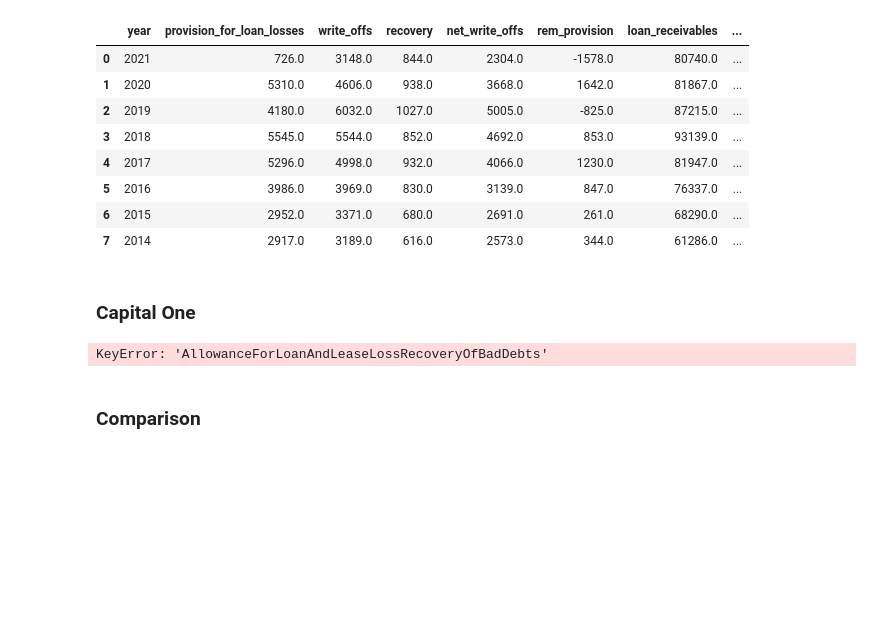
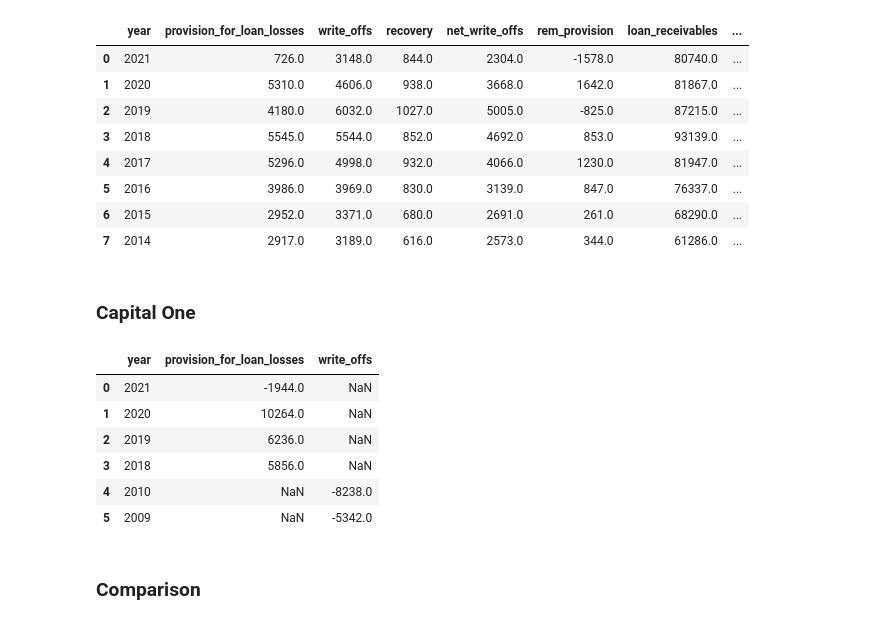
Before and after one commit to EzraTam/edgar-analysis, a Jupyter notebook: edgar_analysis.ipynb, the cells around one changed output. Cells and saved outputs as stored; diff of their text form; code cells hidden in the pictures; blank space fills up the shorter version.

```diff
--- a/edgar_analysis.ipynb
+++ b/edgar_analysis.ipynb
@@ -665,9 +665,9 @@ CapOneService.add_yearly_data_norm(
     tag="AllowanceForLoanAndLeaseLossesWriteOffs",
     col_nm="write_offs",df_nm="loan_losses",add_row=False)
 
-CapOneService.add_yearly_data_norm(
-    tag="AllowanceForLoanAndLeaseLossRecoveryOfBadDebts",
-    col_nm="recovery",df_nm="loan_losses",add_row=False)
+# CapOneService.add_yearly_data_norm(
+#     tag="AllowanceForLoanAndLeaseLossRecoveryOfBadDebts",
+#     col_nm="recovery",df_nm="loan_losses",add_row=False)
 
 # SynchronyService.dict_df["loan_losses"]["net_write_offs"]=SynchronyService.dict_df["loan_losses"]["write_offs"]-SynchronyService.dict_df["loan_losses"]["recovery"]
 # SynchronyService.dict_df["loan_losses"]["rem_provision"]=SynchronyService.dict_df["loan_losses"]["provision_for_loan_losses"]-SynchronyService.dict_df["loan_losses"]["net_write_offs"]
@@ -675,34 +675,40 @@ CapOneService.add_yearly_data_norm(
 
 # SynchronyService.add_data_from_other_col(source_df="loan_receivables",source_col="loan_receivables",target_df="loan_losses")
 
 # # Compute the ratio between write offs to loan receivables
 # SynchronyService.compute_ratio(
 #     numer_col_nm="write_offs",
 #     denom_col_nm="loan_receivables",
 #     res_col_nm="write_offs_to_loan_receivables_perc",
 #     df_nm="loan_losses"
 #     )
 
 # # Compute the ratio between net write offs to loan receivables
 # SynchronyService.compute_ratio(
 #     numer_col_nm="net_write_offs",
 #     denom_col_nm="loan_receivables",
 #     res_col_nm="net_write_offs_to_loan_receivables_perc",
 #     df_nm="loan_losses"
 #     )
 
 # # Compute the ratio between write offs to loan receivables
 # SynchronyService.compute_ratio(
 #     numer_col_nm="provision_for_loan_losses",
 #     denom_col_nm="loan_receivables",
 #     res_col_nm="provision_to_loan_receivables",
 #     df_nm="loan_losses"
 #     )
 
 # SynchronyService.dict_df["loan_losses"]=SynchronyService.dict_df["loan_losses"].dropna()
 CapOneService.dict_df["loan_losses"]
 # %% [output]
-KeyError: 'AllowanceForLoanAndLeaseLossRecoveryOfBadDebts'
+|  | year | provision_for_loan_losses | write_offs |
+| 0 | 2021 | -1944.0 | NaN |
+| 1 | 2020 | 10264.0 | NaN |
+| 2 | 2019 | 6236.0 | NaN |
+| 3 | 2018 | 5856.0 | NaN |
+| 4 | 2010 | NaN | -8238.0 |
+| 5 | 2009 | NaN | -5342.0 |
 # %% [markdown]
 ### Comparison
 # %%
```
Also changed, not shown: parts of 5 cells of this notebook.
